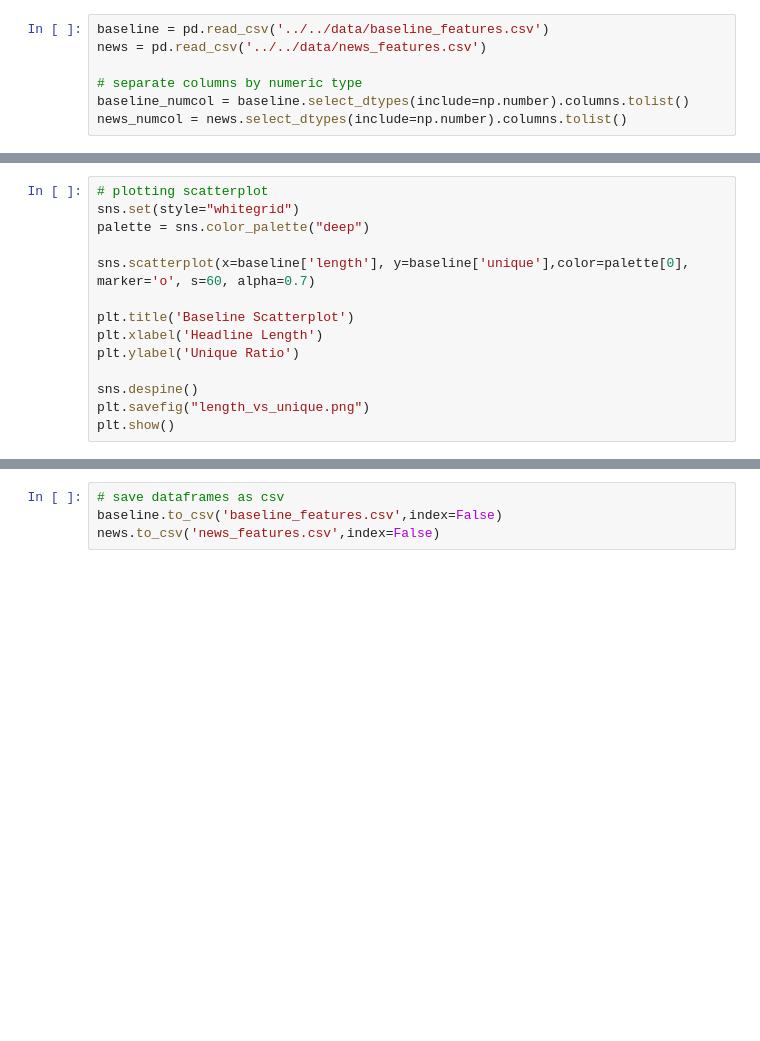
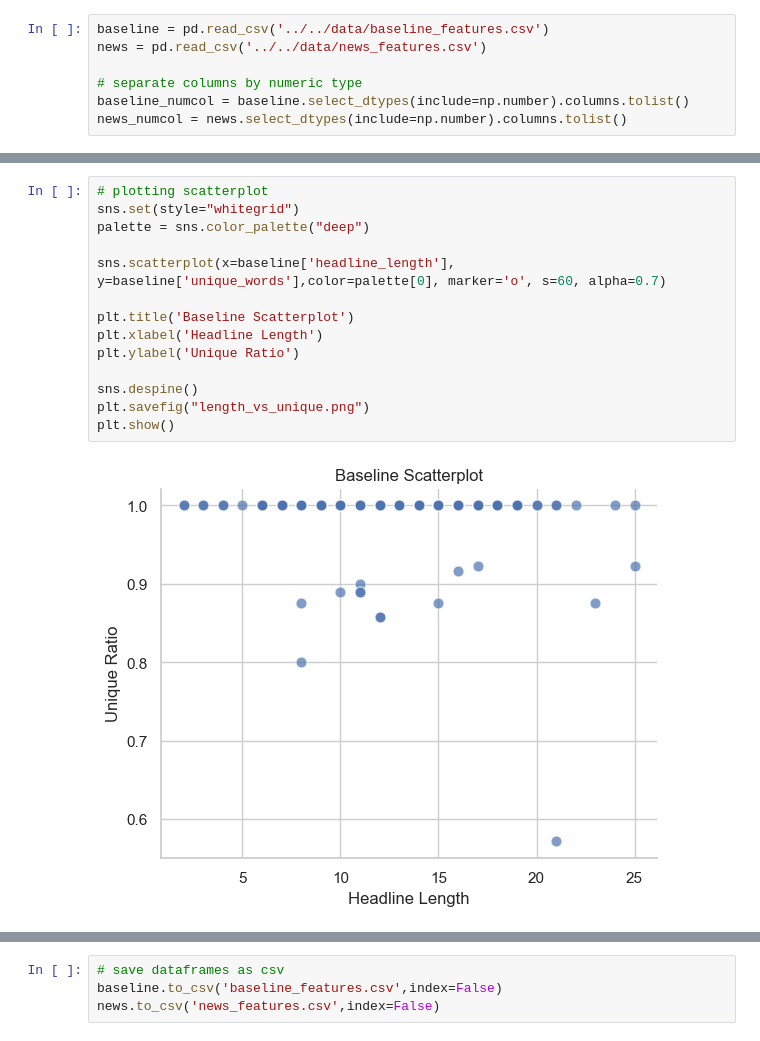
Before and after one commit to qlawk/clickbait, a Jupyter notebook: source/notebooks/analysis.ipynb, the cells around one changed output, grey strips where cells are left out. Drawn from its saved outputs; the diff is of its cells as text; blank space fills up the shorter version.

```diff
--- a/source/notebooks/analysis.ipynb
+++ b/source/notebooks/analysis.ipynb
@@ -83,16 +91,18 @@ plt.show()
 # %%
 # plotting scatterplot
 sns.set(style="whitegrid")
 palette = sns.color_palette("deep")
 
-sns.scatterplot(x=baseline['length'], y=baseline['unique'],color=palette[0], marker='o', s=60, alpha=0.7)
+sns.scatterplot(x=baseline['headline_length'], y=baseline['unique_words'],color=palette[0], marker='o', s=60, alpha=0.7)
 
 plt.title('Baseline Scatterplot')
 plt.xlabel('Headline Length')
 plt.ylabel('Unique Ratio')
 
 sns.despine()
 plt.savefig("length_vs_unique.png")
 plt.show()
+# %% [output]
+[figure, added]
 # %%
 # apply log transformations on skewed distributions from analysis
```
Also changed, not shown: parts of 7 cells of this notebook, 18 other files.
